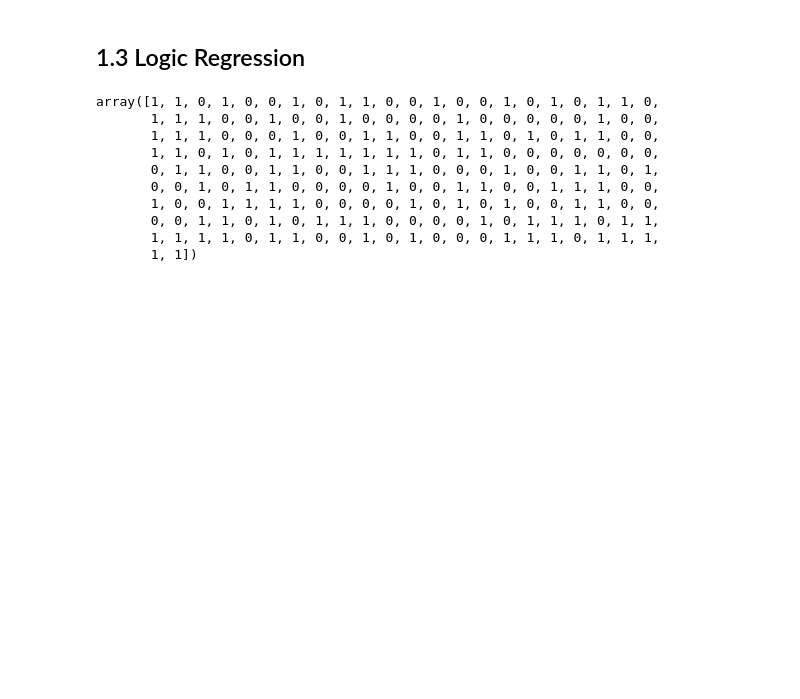
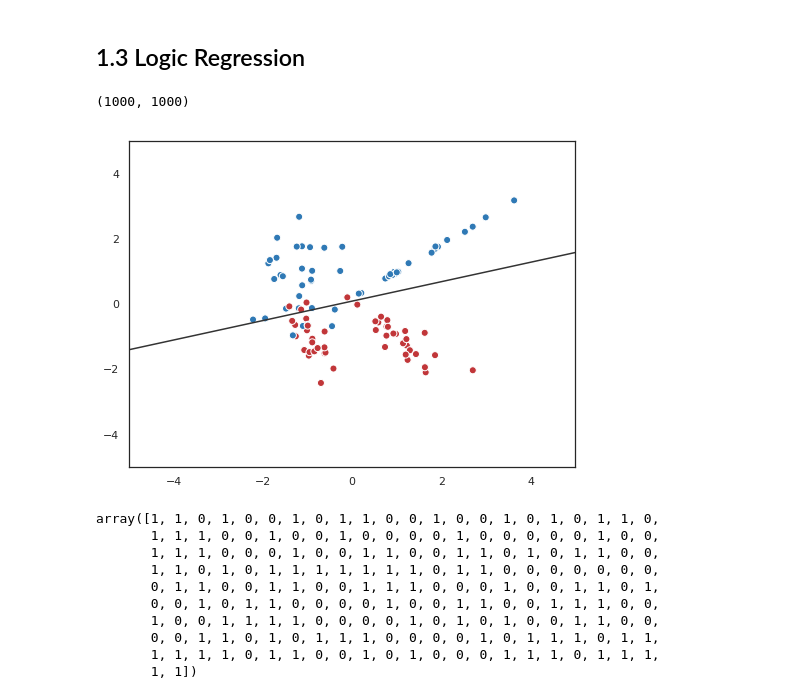
Before and after one commit to jsxcool/Jupyter, a Jupyter notebook: Lecture 11 Machine Learning _sklearn.ipynb, the cells around one changed output. Cells and saved outputs as stored; diff of their text form; code cells hidden in the pictures; blank space fills up the shorter version.

```diff
--- a/Lecture 11 Machine Learning _sklearn.ipynb
+++ b/Lecture 11 Machine Learning _sklearn.ipynb
@@ -110,33 +110,41 @@ clf = LogisticRegression().fit(X[:100], y[:100])
 
 xx, yy = np.mgrid[-5:5:.01, -5:5:.01]
 grid = np.c_[xx.ravel(), yy.ravel()]
 probs = clf.predict_proba(grid)[:, 1].reshape(xx.shape)
+#print(probs.shape)
 
+'''
 f, ax = plt.subplots(figsize=(8, 6))
 contour = ax.contourf(xx, yy, probs, 25, cmap="RdBu",
                       vmin=0, vmax=1)
 ax_c = f.colorbar(contour)
 ax_c.set_label("$P(y = 1)$")
 ax_c.set_ticks([0, .25, .5, .75, 1])
 
 ax.scatter(X[100:,0], X[100:, 1], c=y[100:], s=50,
            cmap="RdBu", vmin=-.2, vmax=1.2,
            edgecolor="white", linewidth=1)
 
 ax.set(aspect="equal",
        xlim=(-5, 5), ylim=(-5, 5),
        xlabel="$X_1$", ylabel="$X_2$")
+'''
+
 
 f, ax = plt.subplots(figsize=(8, 6))
 ax.contour(xx, yy, probs, levels=[.5], cmap="Greys", vmin=0, vmax=.6)
 
 ax.scatter(X[100:,0], X[100:, 1], c=y[100:], s=50,
            cmap="RdBu", vmin=-.2, vmax=1.2,
            edgecolor="white", linewidth=1)
 
 ax.set(aspect="equal",
        xlim=(-5, 5), ylim=(-5, 5),
        xlabel="$X_1$", ylabel="$X_2$")
+plt.show()
+# %% [output]
+(1000, 1000)
+[figure, added]
 # %%
 y
 # %% [output]
```
Also changed, not shown: 3 other files.
